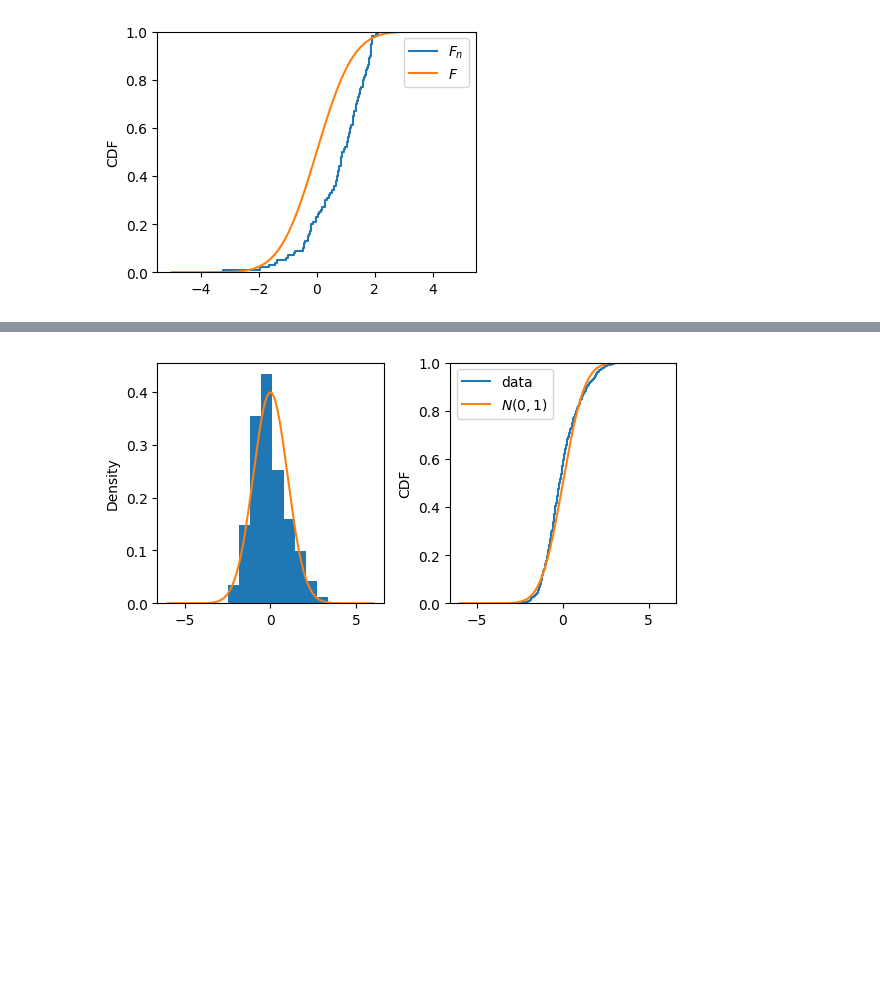
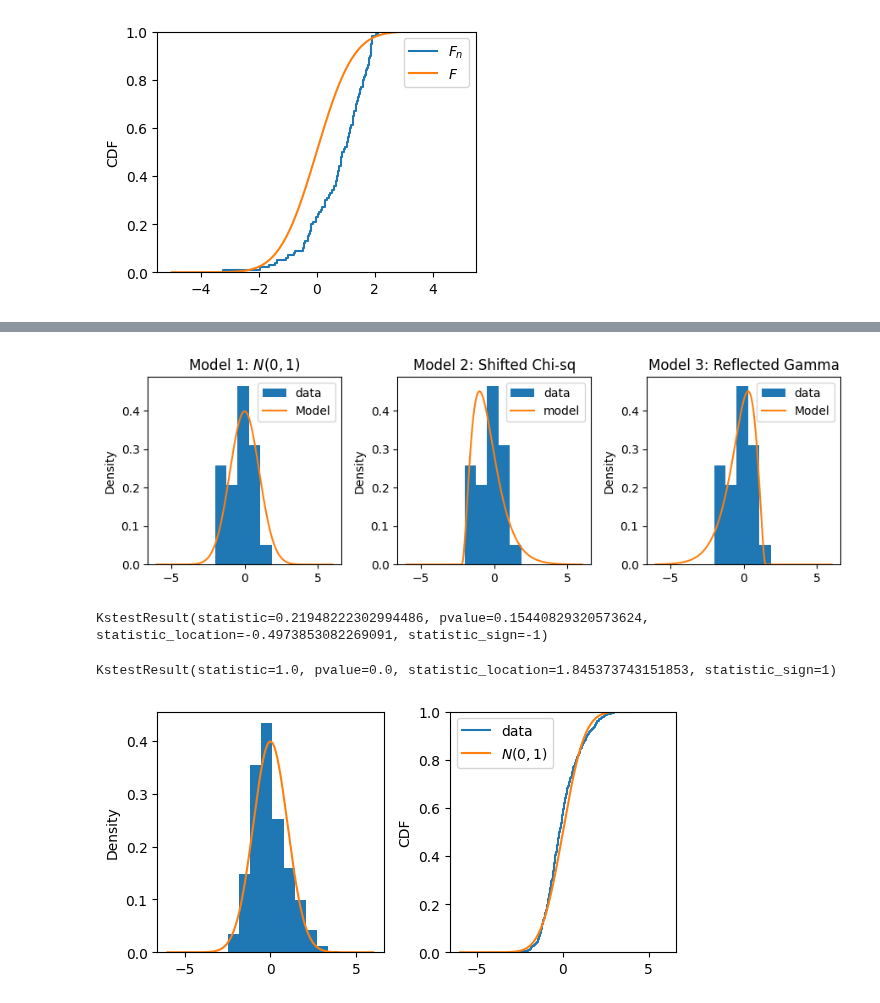
Before and after one commit to XingLLiu/robust-kernel-test, a Jupyter notebook: notebooks/turing_talk.ipynb, the cells around one changed output, grey strips where cells are left out. Saved outputs shown, nothing was run; the diff lists cells and outputs as text; code cells hidden in the pictures; blank space fills up the shorter version.

```diff
--- a/notebooks/turing_talk.ipynb
+++ b/notebooks/turing_talk.ipynb
@@ -97,3 +97,61 @@ KstestResult(statistic=0.07989771812207719, pvalue=0.5198570926852468, statistic
+# %%
+np.random.seed(2024)
+
+df = 20
+x = np.random.chisquare(df, size=25)
+x = (x - df) / np.sqrt(2 * df)
+
+xx = np.linspace(-6., 6., 1000)
+theo_pdf1 = sci_stats.norm.pdf(xx)
+theo_pdf2 = sci_stats.gamma.pdf(xx, 3, -2.2, 0.6)
+# theo_pdf3 = sci_stats.expon.pdf(xx, 5, 2)
+theo_pdf3 = sci_stats.gamma.pdf(-xx, 3, -1.5, 0.6)
+
+theo_cdf1 = sci_stats.norm.cdf(xx)
+# theo_cdf2 = sci_stats.chi2.cdf(xx, df=df, loc=-30, scale=.5)
+theo_cdf2 = sci_stats.gamma.cdf(xx, 4., -4.)
+
+figs, axes = plt.subplots(ncols=3, figsize=(9, 3))
+ax = axes[0]
+_ = ax.hist(x, bins=5, density=True, label=r"data")
+ax.plot(xx, theo_pdf1, label=r"Model")
+ax.set_ylabel("Density")
+ax.set_title(r"Model 1: $N(0, 1)$")
+# sns.ecdfplot(ax=ax, data=x, label=r"data")
+# ax.plot(xx, theo_cdf1, label=r"$N(0, 1)$")
+# ax.set_ylabel("CDF")
+ax.legend()
+
+ax = axes[1]
+_ = ax.hist(x, bins=5, density=True, label=r"data")
+ax.plot(xx, theo_pdf2, label="model")
+ax.set_ylabel("Density")
+ax.set_title(r"Model 2: Shifted Chi-sq")
+# sns.ecdfplot(ax=ax, data=x, label=r"data")
+# ax.plot(xx, theo_cdf2, label=r"$N(0, 1)$")
+# ax.set_ylabel("CDF")
+ax.legend()
+
+ax = axes[2]
+_ = ax.hist(x, bins=5, density=True, label=r"data")
+ax.plot(xx, theo_pdf3, label=r"Model")
+ax.set_ylabel("Density")
+ax.set_title(r"Model 3: Reflected Gamma")
+ax.legend()
+
+plt.tight_layout()
+# %% [output]
+[figure, added]
+# %%
+ks_res = sci_stats.kstest(x, lambda tt: sci_stats.gamma.cdf(tt, 3., -2.2, 0.6))
+ks_res
+# %% [output]
+KstestResult(statistic=0.21948222302994486, pvalue=0.15440829320573624, statistic_location=-0.4973853082269091, statistic_sign=-1)
+# %%
+ks_res = sci_stats.kstest(x, lambda tt: sci_stats.gamma.cdf(-tt, 3., -1.5, 0.6))
+ks_res
+# %% [output]
+KstestResult(statistic=1.0, pvalue=0.0, statistic_location=1.845373743151853, statistic_sign=1)
 # %%
 np.random.seed(2024)
 
```
Also changed, not shown: parts of 39 cells of this notebook, 4 other files.
